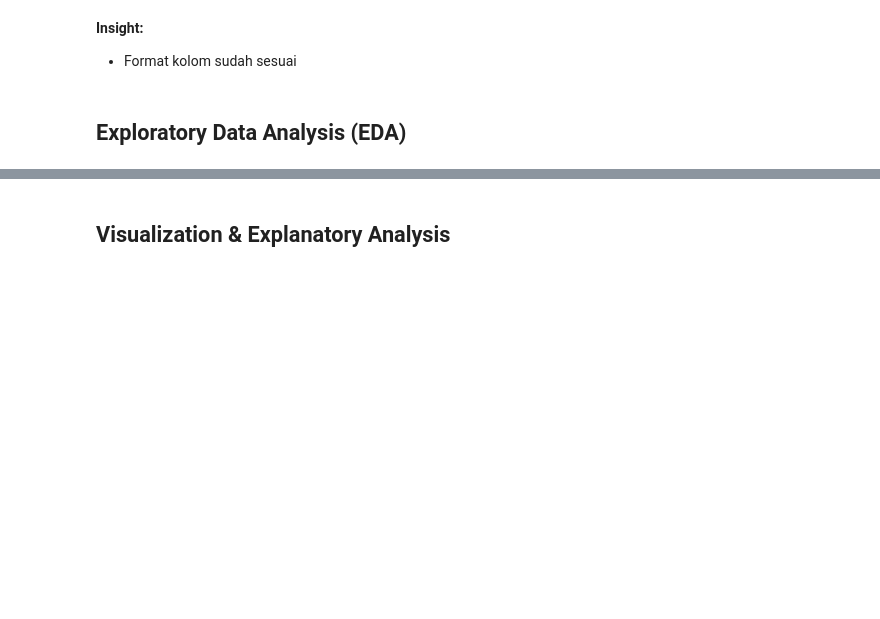
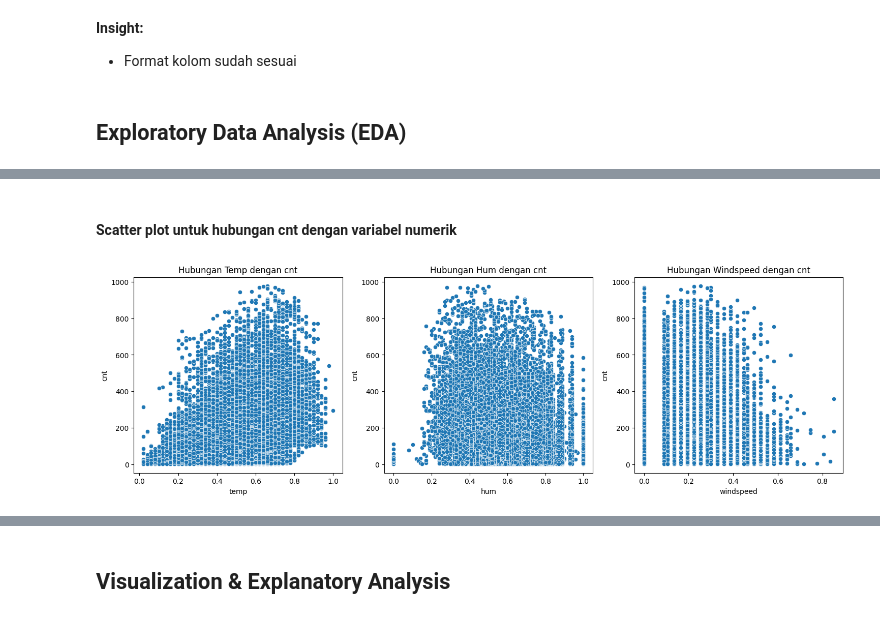
Before and after one commit to M-Fatoni/bike-sharing-analysis-dashboard, a Jupyter notebook: Proyek_Analisis_Data.ipynb, the cells around one changed output, grey strips where cells are left out. Drawn from its saved outputs; the diff is of its cells as text; code cells hidden in the pictures; blank space fills up the shorter version.

```diff
--- a/Proyek_Analisis_Data.ipynb
+++ b/Proyek_Analisis_Data.ipynb
@@ -269,0 +318,13 @@ plt.show() # plot show
+# %% [markdown]
+#### Scatter plot untuk hubungan cnt dengan variabel numerik
+# %%
+fig, axes = plt.subplots(1, 3, figsize=(18, 5))
+sns.scatterplot(x='temp', y='cnt', data=df_hour, ax=axes[0], alpha=1)
+axes[0].set_title('Hubungan Temp dengan cnt')
+sns.scatterplot(x='hum', y='cnt', data=df_hour, ax=axes[1], alpha=1)
+axes[1].set_title('Hubungan Hum dengan cnt')
+sns.scatterplot(x='windspeed', y='cnt', data=df_hour, ax=axes[2], alpha=1)
+axes[2].set_title('Hubungan Windspeed dengan cnt')
+plt.show()
+# %% [output]
+[figure, added]
```
Also changed, not shown: parts of 40 cells of this notebook, 1 other file.
